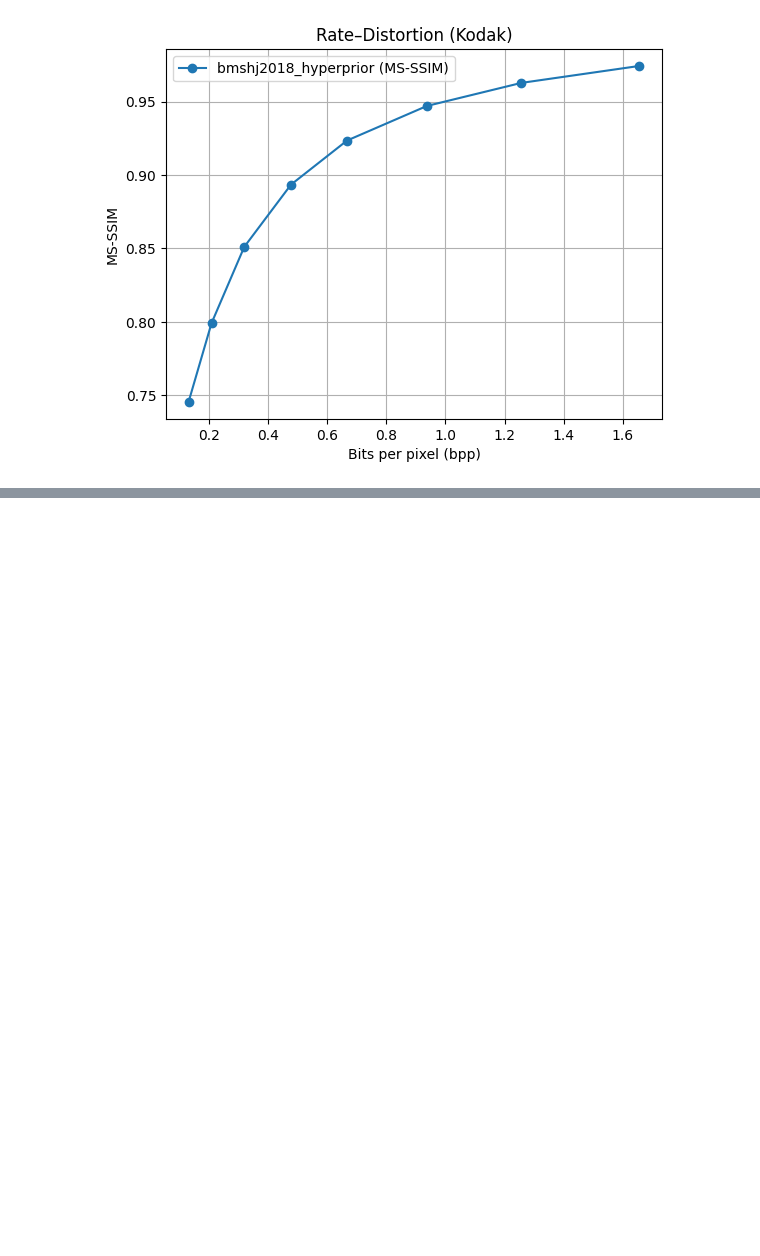
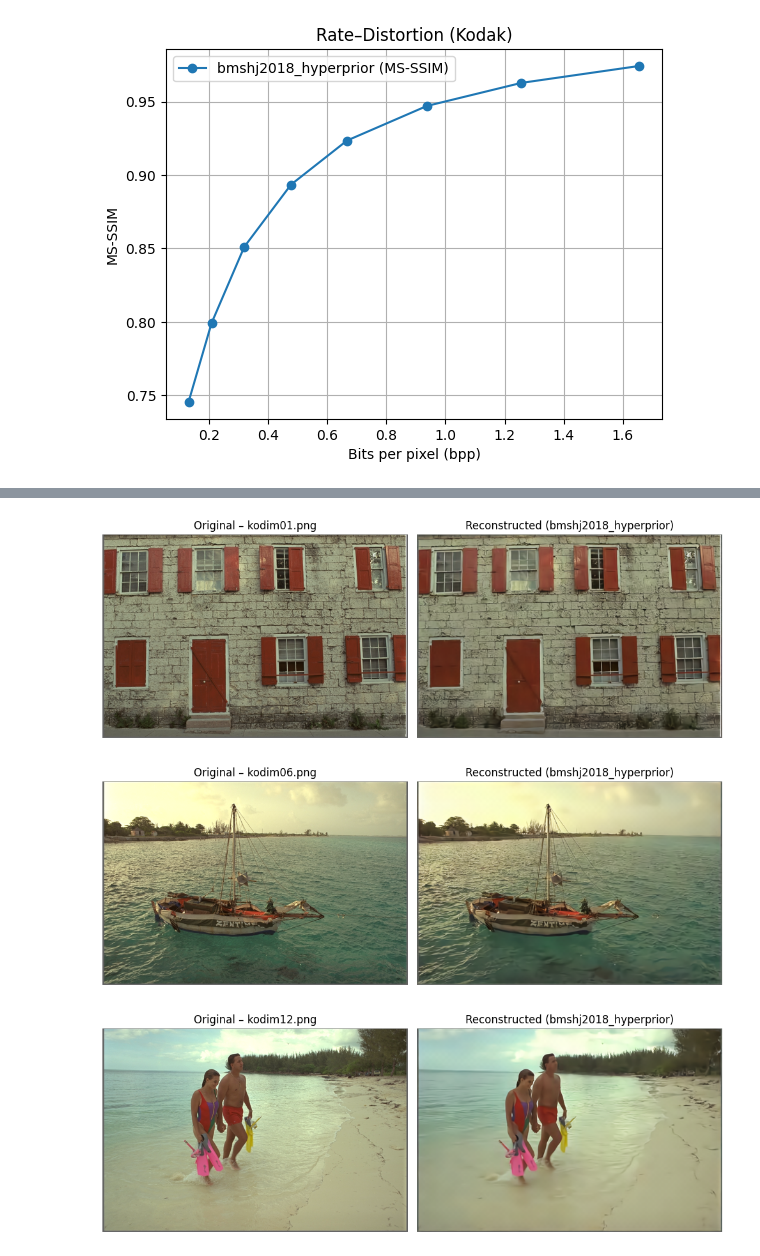
Before and after one commit to raksha-rehal/ViTs_for_Compression, a Jupyter notebook: CNN_Autoencoder.ipynb, the cells around one changed output, grey strips where cells are left out. Saved outputs shown, nothing was run; the diff lists cells and outputs as text; code cells hidden in the pictures; blank space fills up the shorter version.

Commit message:
show visual representation of compression
show visual representation of compression via matplot

```diff
--- a/CNN_Autoencoder.ipynb
+++ b/CNN_Autoencoder.ipynb
@@ -158,0 +227,31 @@ Saved: rd_compressai_kodak.csv
+# %%
+import matplotlib.pyplot as plt
+from PIL import Image
+import os
+
+# pick a few test images (you can change which ones)
+sample_imgs = ["kodim01.png", "kodim06.png", "kodim12.png"]
+
+for fname in sample_imgs:
+    orig_path = os.path.join("data_kodak", fname)
+    recon_path = os.path.join("results_kodak", fname)
+
+    # open original and reconstructed
+    orig = Image.open(orig_path).convert("RGB")
+    recon = Image.open(recon_path).convert("RGB")
+
+    # show them side-by-side
+    fig, axs = plt.subplots(1, 2, figsize=(10, 5))
+    axs[0].imshow(orig)
+    axs[0].set_title(f"Original – {fname}")
+    axs[0].axis("off")
+
+    axs[1].imshow(recon)
+    axs[1].set_title("Reconstructed (bmshj2018_hyperprior)")
+    axs[1].axis("off")
+
+    plt.show()
+# %% [output]
+[figure, added]
+[figure, added]
+[figure, added]
```
Also changed, not shown: parts of 1 cell of this notebook, 1 other file.
